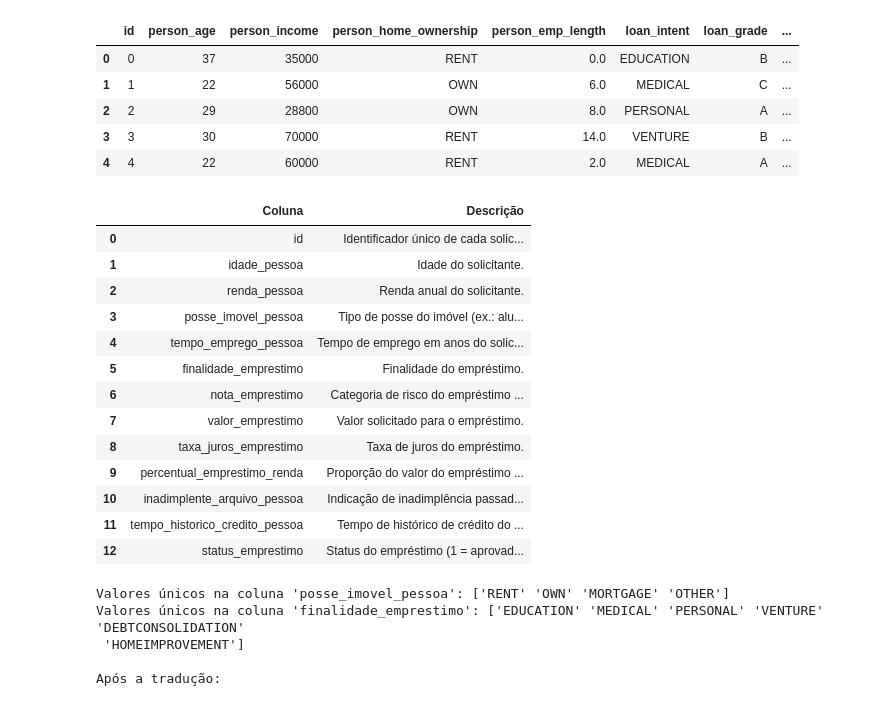
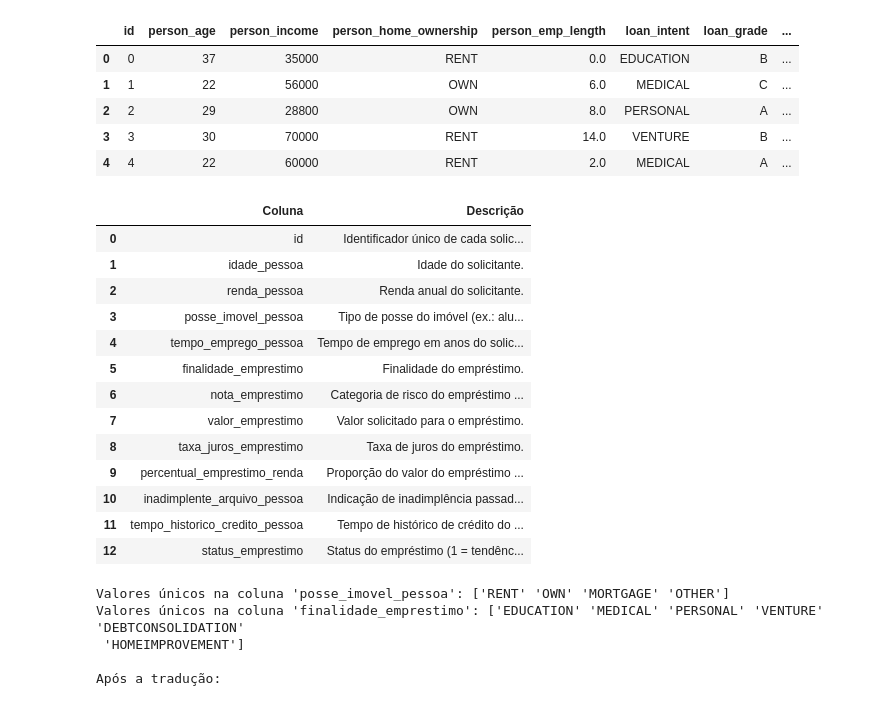
Before and after one commit to tnleite/loan-approval-prediction, a Jupyter notebook: 02-Analise/loan-approval-prediction.ipynb, the cells around one changed output. Saved outputs shown, nothing was run; the diff lists cells and outputs as text; code cells hidden in the pictures.

```diff
--- a/02-Analise/loan-approval-prediction.ipynb
+++ b/02-Analise/loan-approval-prediction.ipynb
@@ -174,35 +174,35 @@ colunas_traduzidas_descricao = {
     "loan_int_rate": ("taxa_juros_emprestimo", "Taxa de juros do empréstimo."),
     "loan_percent_income": ("percentual_emprestimo_renda", "Proporção do valor do empréstimo em relação à renda do solicitante."),
     "cb_person_default_on_file": ("inadimplente_arquivo_pessoa", "Indicação de inadimplência passada (Y/N)."),
     "cb_person_cred_hist_length": ("tempo_historico_credito_pessoa", "Tempo de histórico de crédito do solicitante (em anos)."),
-    "loan_status": ("status_emprestimo", "Status do empréstimo (1 = aprovado, 0 = negado).")
+     "loan_status": ("status_emprestimo", "Status do empréstimo (1 = tendência a inadimplência, 0 = sem tendência).")
 }
 
 # Aplicando as novas nomenclaturas ao DataFrame
 df.rename(columns={original: traducao for original, (traducao, _) in colunas_traduzidas_descricao.items()}, inplace=True)
 # Criando um DataFrame com as descrições em português
 df_descricao_colunas = pd.DataFrame(
     [(novo_nome, descricao) for _, (novo_nome, descricao) in colunas_traduzidas_descricao.items()],
     columns=["Coluna", "Descrição"]
 )
 
 # Exibindo o DataFrame de descrições para visualização
 df_descricao_colunas
 # %% [output]
 |  | Coluna | Descrição |
 | 0 | id | Identificador único de cada solic... |
 | 1 | idade_pessoa | Idade do solicitante. |
 | 2 | renda_pessoa | Renda anual do solicitante. |
 | 3 | posse_imovel_pessoa | Tipo de posse do imóvel (ex.: alu... |
 | 4 | tempo_emprego_pessoa | Tempo de emprego em anos do solic... |
 | 5 | finalidade_emprestimo | Finalidade do empréstimo. |
 | 6 | nota_emprestimo | Categoria de risco do empréstimo ... |
 | 7 | valor_emprestimo | Valor solicitado para o empréstimo. |
 | 8 | taxa_juros_emprestimo | Taxa de juros do empréstimo. |
 | 9 | percentual_emprestimo_renda | Proporção do valor do empréstimo ... |
 | 10 | inadimplente_arquivo_pessoa | Indicação de inadimplência passad... |
 | 11 | tempo_historico_credito_pessoa | Tempo de histórico de crédito do ... |
-| 12 | status_emprestimo | Status do empréstimo (1 = aprovad... |
+| 12 | status_emprestimo | Status do empréstimo (1 = tendênc... |
 # %%
 # Mostrando os valores únicos presentes nas colunas 'finalidade_emprestimo' e 'posse_imovel_pessoa'
 print("Valores únicos na coluna 'posse_imovel_pessoa':", df['posse_imovel_pessoa'].unique())
```
Also changed, not shown: parts of 4 cells of this notebook.
